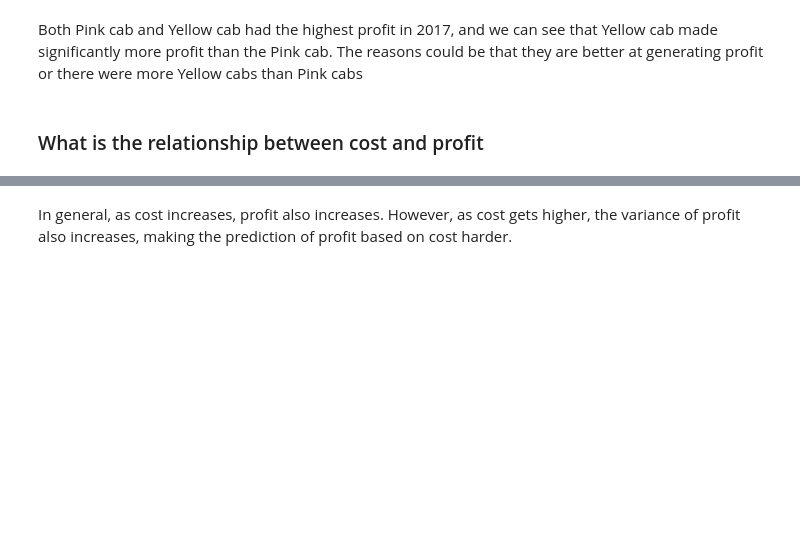
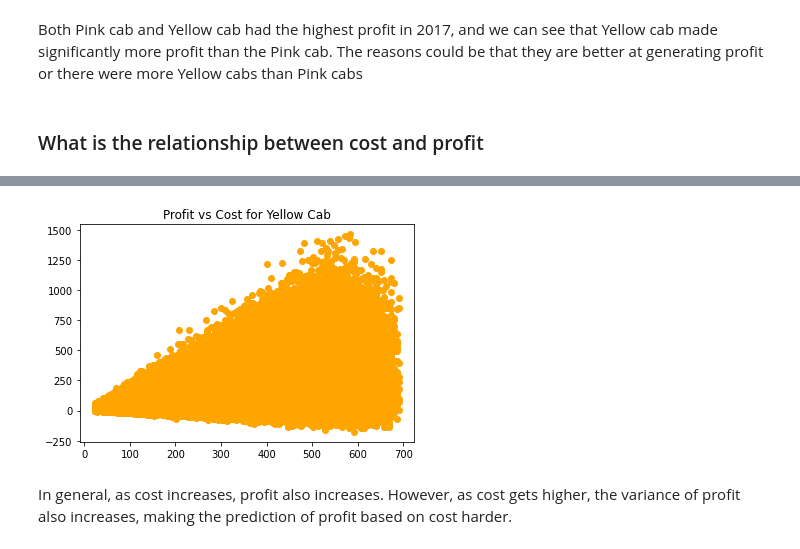
Before and after one commit to stevenlu870120/Data_Glacier_W2, a Jupyter notebook: G2M_Cab_Case_Study.ipynb, the cells around one changed output, grey strips where cells are left out. Cells and saved outputs as stored; diff of their text form; code cells hidden in the pictures; blank space fills up the shorter version.

```diff
--- a/G2M_Cab_Case_Study.ipynb
+++ b/G2M_Cab_Case_Study.ipynb
@@ -366,3 +400,13 @@ plt.show()
+# %%
+fig, ax = plt.subplots()
+
+ax.scatter(yellow_cab['Cost of Trip'], yellow_cab['Profit'], color='orange')
+
+ax.set_title('Profit vs Cost for Yellow Cab')
+
+plt.show()
+# %% [output]
+[figure, added]
 # %% [markdown]
 In general, as cost increases, profit also increases. However, as cost gets higher, the variance of profit also increases, making the prediction of profit based on cost harder.
 # %% [markdown]
```
Also changed, not shown: parts of 12 cells of this notebook.
